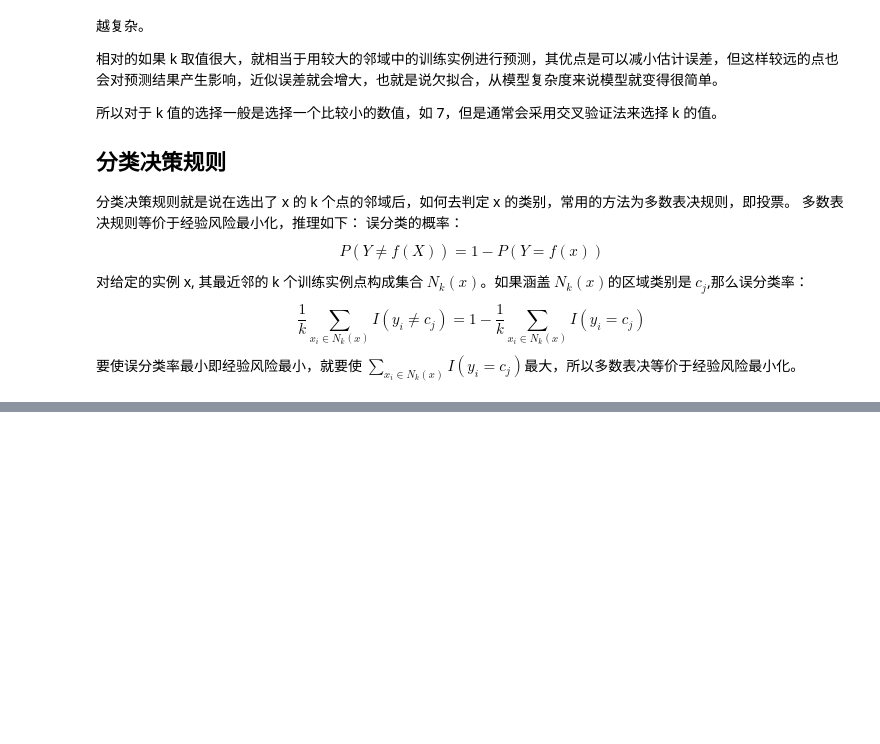
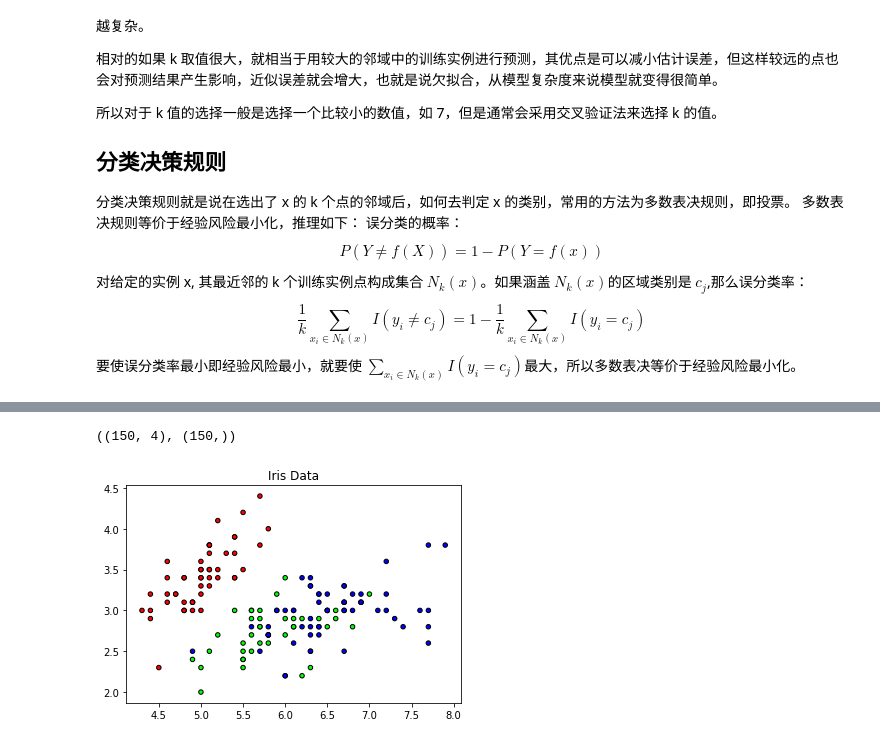
Before and after one commit to vanewu/machine_learning, a Jupyter notebook: KNN.ipynb, the cells around one changed output, grey strips where cells are left out. Cells and saved outputs as stored; diff of their text form; code cells hidden in the pictures; blank space fills up the shorter version.

```diff
--- a/KNN.ipynb
+++ b/KNN.ipynb
@@ -36,0 +47,21 @@ $$ \frac{1}{k}\sum_{x_i\in N_k(x)}I(y_i\neq c_j)=1-\frac{1}{k}\sum_{x_i\in N_k(x
+# %%
+# 加载鸢尾花数据集
+iris = datasets.load_iris()
+
+X, y = iris.data, iris.target
+X.shape, y.shape
+# %% [output]
+((150, 4), (150,))
+# %%
+# 对数据进行可视化，采用二维
+X = X[:, :2]
+
+cmap_light = ListedColormap(['#FFAAAA', '#AAFFAA', '#AAAAFF'])
+cmap_bold = ListedColormap(['#FF0000', '#00FF00', '#0000FF'])
+
+plt.figure()
+plt.title("Iris Data")
+plt.scatter(X[:, 0], X[:, 1], c=y, cmap=cmap_bold, edgecolor='k', s=20)
+plt.show()
+# %% [output]
+[figure, added]
```
Also changed, not shown: parts of 8 cells of this notebook, 3 other files.
